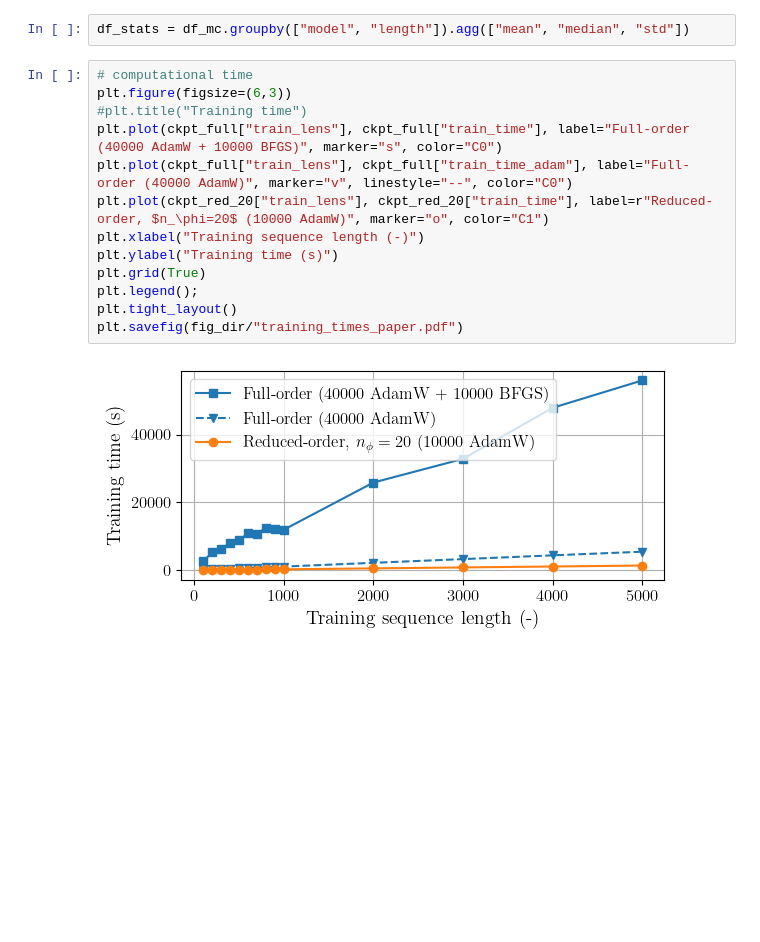
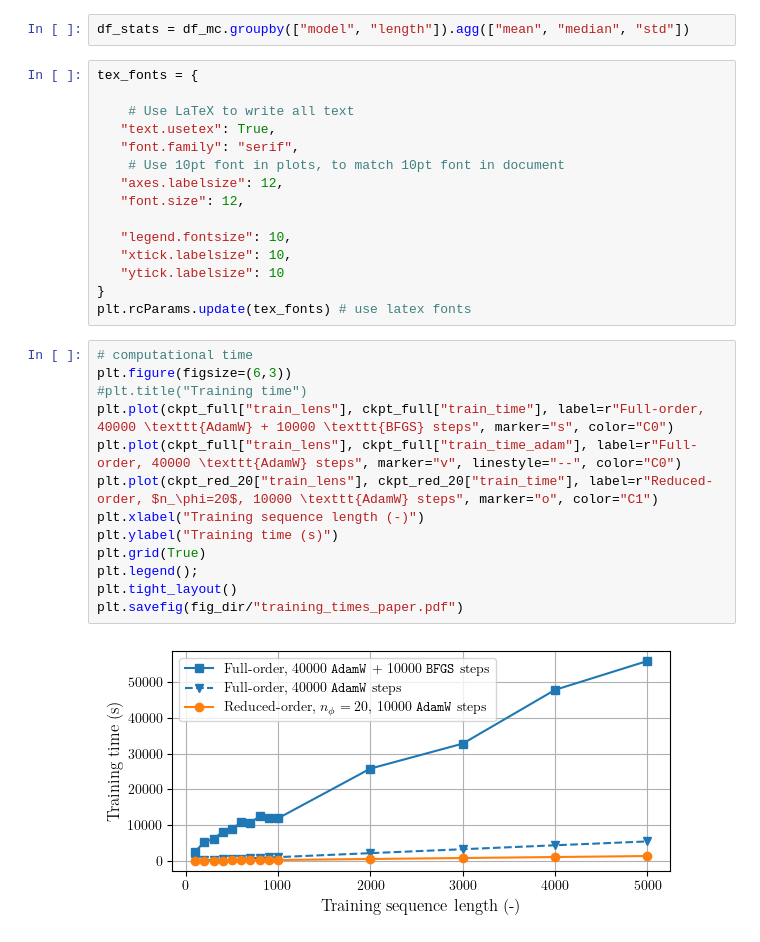
Before and after one commit to forgi86/sysid-neural-manifold, a Jupyter notebook: analyze_mc.ipynb, the cells around one changed output. Cells and saved outputs as stored; diff of their text form; blank space fills up the shorter version.

```diff
--- a/analyze_mc.ipynb
+++ b/analyze_mc.ipynb
@@ -97,17 +97,32 @@ plt.savefig(fig_dir/"boxplot_paper.pdf")
 # %%
 df_stats = df_mc.groupby(["model", "length"]).agg(["mean", "median", "std"])
+# %%
+tex_fonts = {
+
+    # Use LaTeX to write all text
+   "text.usetex": True,
+   "font.family": "serif",
+    # Use 10pt font in plots, to match 10pt font in document
+   "axes.labelsize": 12,
+   "font.size": 12,
+
+   "legend.fontsize": 10,
+   "xtick.labelsize": 10,
+   "ytick.labelsize": 10
+}
+plt.rcParams.update(tex_fonts) # use latex fonts
 # %%
 # computational time
 plt.figure(figsize=(6,3))
 #plt.title("Training time")
-plt.plot(ckpt_full["train_lens"], ckpt_full["train_time"], label="Full-order (40000 AdamW + 10000 BFGS)", marker="s", color="C0")
-plt.plot(ckpt_full["train_lens"], ckpt_full["train_time_adam"], label="Full-order (40000 AdamW)", marker="v", linestyle="--", color="C0")
-plt.plot(ckpt_red_20["train_lens"], ckpt_red_20["train_time"], label=r"Reduced-order, $n_\phi=20$ (10000 AdamW)", marker="o", color="C1")
+plt.plot(ckpt_full["train_lens"], ckpt_full["train_time"], label=r"Full-order, 40000 \texttt{AdamW} + 10000 \texttt{BFGS} steps", marker="s", color="C0")
+plt.plot(ckpt_full["train_lens"], ckpt_full["train_time_adam"], label=r"Full-order, 40000 \texttt{AdamW} steps", marker="v", linestyle="--", color="C0")
+plt.plot(ckpt_red_20["train_lens"], ckpt_red_20["train_time"], label=r"Reduced-order, $n_\phi=20$, 10000 \texttt{AdamW} steps", marker="o", color="C1")
 plt.xlabel("Training sequence length (-)")
 plt.ylabel("Training time (s)")
 plt.grid(True)
 plt.legend();
 plt.tight_layout()
 plt.savefig(fig_dir/"training_times_paper.pdf")
 # %% [output]
-[figure, old version]
+[figure, new version]
```
Also changed, not shown: parts of 1 cell of this notebook.
